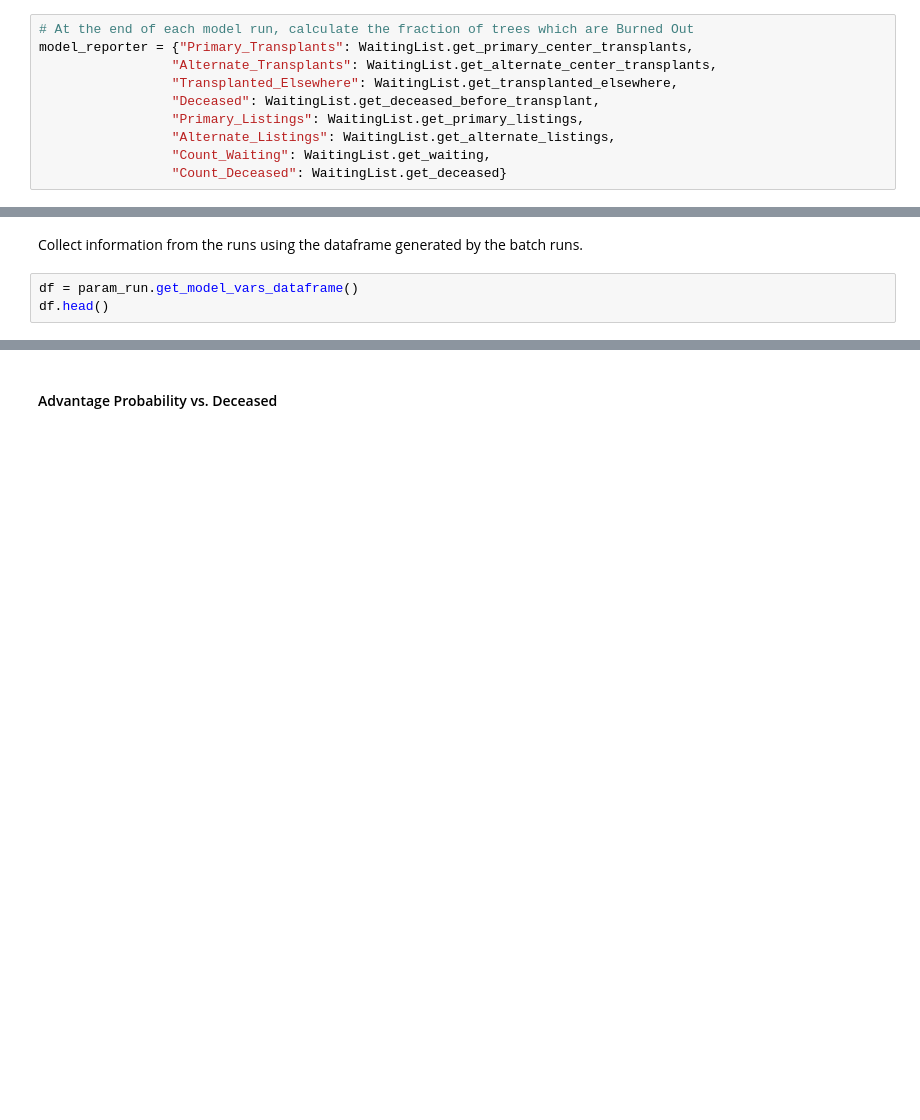
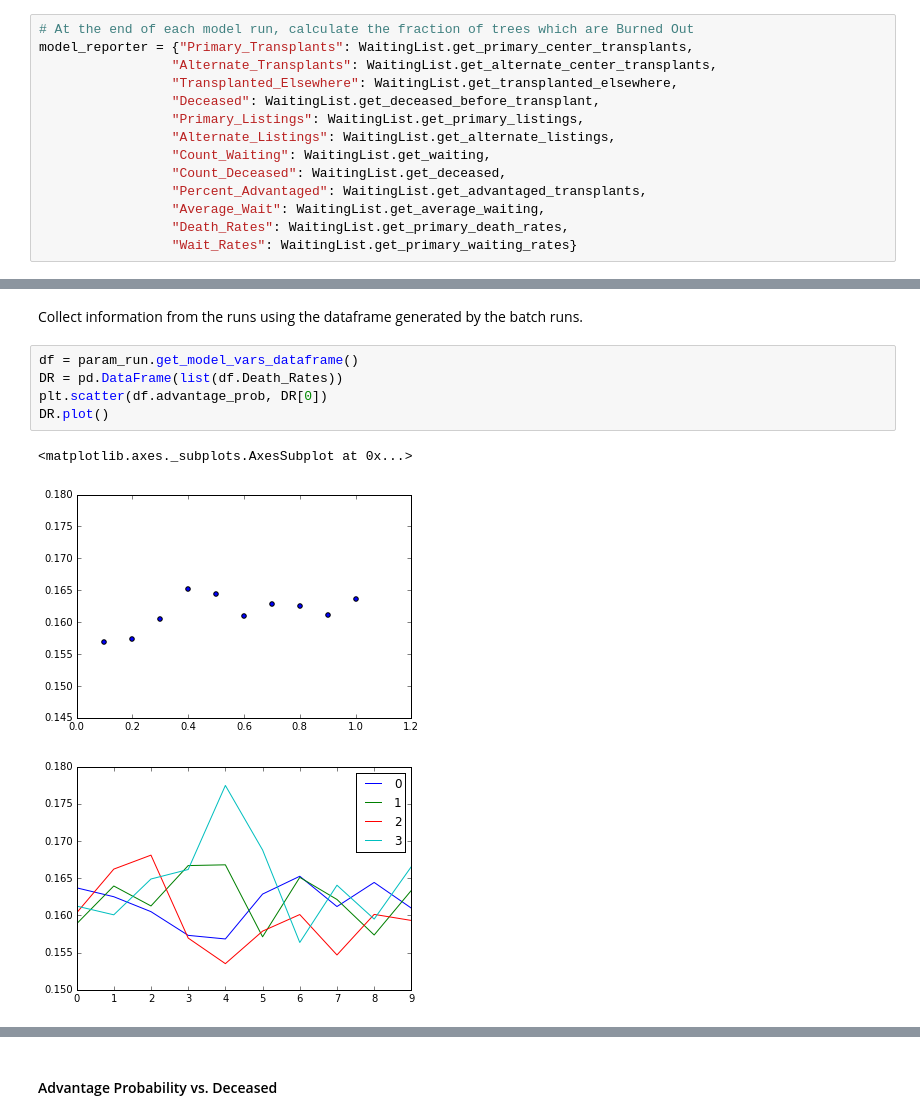
Before and after one commit to ceharvs/waitinglist, a Jupyter notebook: WaitingList.ipynb, the cells around one changed output, grey strips where cells are left out. Cells and saved outputs as stored; diff of their text form; blank space fills up the shorter version.

```diff
--- a/WaitingList.ipynb
+++ b/WaitingList.ipynb
@@ -554,7 +587,11 @@ model_reporter = {"Primary_Transplants": WaitingList.get_primary_center_transpla
                  "Primary_Listings": WaitingList.get_primary_listings,
                  "Alternate_Listings": WaitingList.get_alternate_listings,
                  "Count_Waiting": WaitingList.get_waiting,
-                 "Count_Deceased": WaitingList.get_deceased}
+                 "Count_Deceased": WaitingList.get_deceased,
+                 "Percent_Advantaged": WaitingList.get_advantaged_transplants,
+                 "Average_Wait": WaitingList.get_average_waiting,
+                 "Death_Rates": WaitingList.get_primary_death_rates,
+                 "Wait_Rates": WaitingList.get_primary_waiting_rates}
 # %%
 # Create the batch runner
 param_run = BatchRunner(WaitingList, param_set, model_reporters=model_reporter)
@@ -568,5 +603,11 @@ KeyboardInterrupt:
 # %% [markdown]
 Collect information from the runs using the dataframe generated by the batch runs.
-# %%
-df = param_run.get_model_vars_dataframe()
-df.head()
+# %%
+df = param_run.get_model_vars_dataframe()
+DR = pd.DataFrame(list(df.Death_Rates))
+plt.scatter(df.advantage_prob, DR[0])
+DR.plot()
+# %% [output]
+<matplotlib.axes._subplots.AxesSubplot at 0x...>
+[figure, added]
+[figure, added]
```
Also changed, not shown: parts of 29 cells of this notebook, 1 other file.
